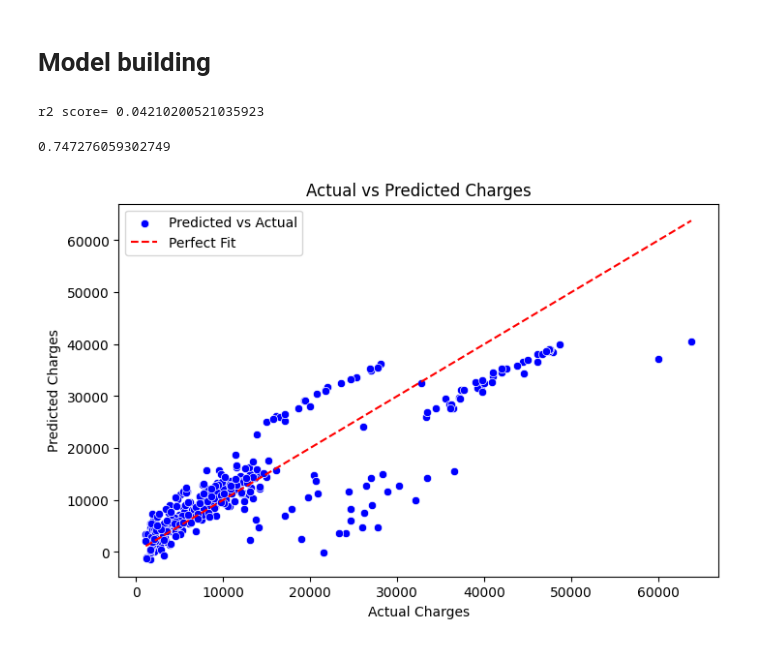
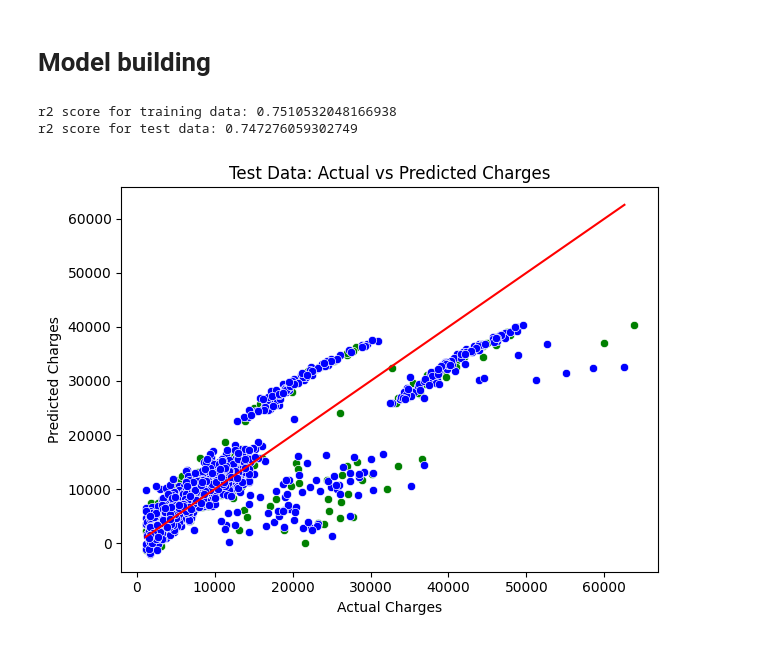
Before and after one commit to Harshkotkar/jupyter, a Jupyter notebook: ML(clg)/Insurance.ipynb, the cells around one changed output. Drawn from its saved outputs; the diff is of its cells as text; code cells hidden in the pictures.

```diff
--- a/ML(clg)/Insurance.ipynb
+++ b/ML(clg)/Insurance.ipynb
@@ -165,34 +164,38 @@ X_train,X_test,Y_train,Y_test=train_test_split(X,Y,test_size=0.25,random_state=4
-# %%
-from sklearn.metrics import r2_score
-X_sample=X_train[['bmi']]
-lr=LinearRegression()
-a=lr.fit(X_sample,Y_train)
-y_pred=a.predict(X_test[['bmi']])
-print("r2 score=",r2_score(Y_test,y_pred))
-# %% [output]
-r2 score= 0.04210200521035923
-# %%
-x=df.drop(['charges'],axis=1)
-y=df.charges
-x_train,x_test,y_train,y_test=train_test_split(x,y,test_size=0.25,random_state=48)
-lr=LinearRegression().fit(x_train,y_train)
-y_train_pred=lr.predict(x_train)
-y_test_pred=lr.predict(x_test)
-print(lr.score(x_test,y_test))
-# %% [output]
-0.747276059302749
-# %%
-import matplotlib.pyplot as plt
-import seaborn as sns
-
-# Scatter plot of actual vs. predicted values
-plt.figure(figsize=(8,5))
-sns.scatterplot(x=y_test, y=y_test_pred, color='blue', label="Predicted vs Actual")
-plt.plot([y_test.min(), y_test.max()], [y_test.min(), y_test.max()], 'r--', label="Perfect Fit")  # Diagonal line
-plt.xlabel("Actual Charges")
-plt.ylabel("Predicted Charges")
-plt.title("Actual vs Predicted Charges")
-plt.legend()
-plt.show()
-# %% [output]
-[figure, removed]
+# %%
+from sklearn.metrics import r2_score
+X=df.drop('charges',axis=1)#independent variable
+Y=df['charges']#dependent varable
+
+# Assuming your data is already split and the model is trained:
+x_train, x_test, y_train, y_test = train_test_split(X, Y, test_size=0.25, random_state=48)
+lr = LinearRegression().fit(x_train, y_train)
+
+# Making predictions
+y_train_pred = lr.predict(x_train)
+y_test_pred = lr.predict(x_test)
+
+# Calculating r2,mse,rmse scores
+r2_train = r2_score(y_train, y_train_pred)
+r2_test = r2_score(y_test, y_test_pred)
+
+
+
+print("r2 score for training data:", r2_train)
+print("r2 score for test data:", r2_test)
+# %% [output]
+r2 score for training data: 0.7510532048166938
+r2 score for test data: 0.747276059302749
+# %%
+# Visualization for Test Data
+
+sns.scatterplot(x=y_test, y=y_test_pred, color='green')
+sns.scatterplot(x=y_train, y=y_train_pred, color='blue')
+sns.lineplot(x=[y_train.min(), y_train.max()], y=[y_train.min(), y_train.max()], color='red')
+plt.xlabel('Actual Charges')
+plt.ylabel('Predicted Charges')
+plt.title('Test Data: Actual vs Predicted Charges')
+
+plt.tight_layout()
+plt.show()
+# %% [output]
+[figure, added]
```
Also changed, not shown: parts of 13 cells of this notebook, 1 other file.
